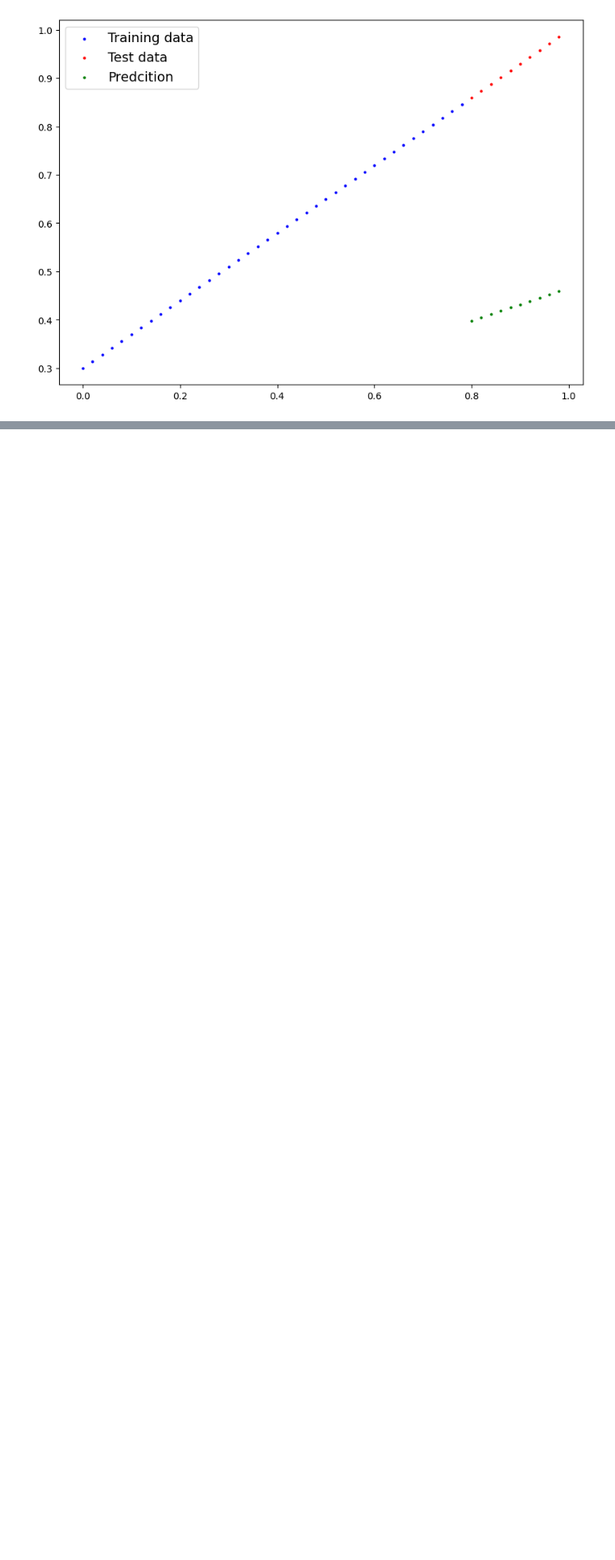
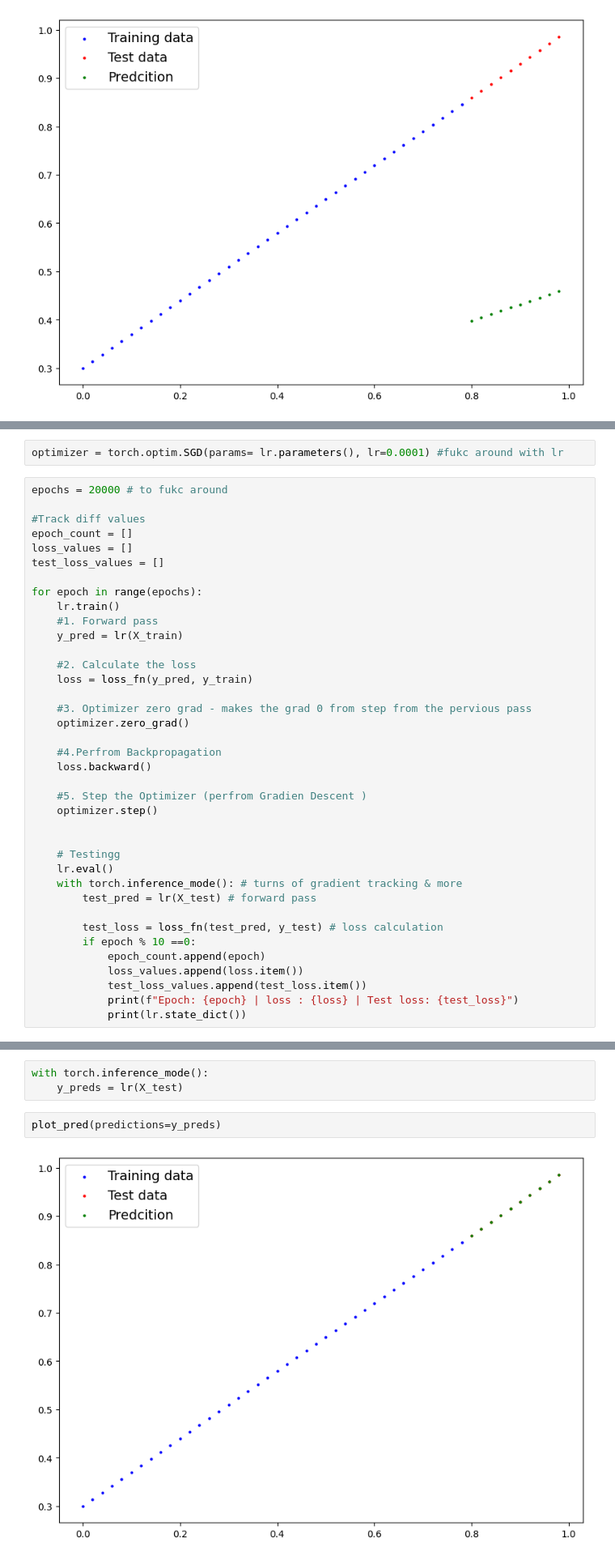
Before and after one commit to Krish743/pytorch-funsies, a Jupyter notebook: 01.ipynb, the cells around one changed output, grey strips where cells are left out. Shown at 81% size. Saved outputs shown, nothing was run; the diff lists cells and outputs as text; blank space fills up the shorter version.

```diff
--- a/01.ipynb
+++ b/01.ipynb
@@ -112,0 +125,40 @@ plot_pred(predictions=y_preds)
+# %%
+optimizer = torch.optim.SGD(params= lr.parameters(), lr=0.0001) #fukc around with lr
+# %%
+epochs = 20000 # to fukc around
+
+#Track diff values
+epoch_count = []
+loss_values = []
+test_loss_values = []
+
+for epoch in range(epochs):
+    lr.train()
+    #1. Forward pass
+    y_pred = lr(X_train)
+
+    #2. Calculate the loss
+    loss = loss_fn(y_pred, y_train)
+
+    #3. Optimizer zero grad - makes the grad 0 from step from the pervious pass
+    optimizer.zero_grad()
+
+    #4.Perfrom Backpropagation
+    loss.backward()
+
+    #5. Step the Optimizer (perfrom Gradien Descent )
+    optimizer.step()
+
+
+    # Testingg
+    lr.eval()
+    with torch.inference_mode(): # turns of gradient tracking & more
+        test_pred = lr(X_test) # forward pass
+
+        test_loss = loss_fn(test_pred, y_test) # loss calculation
+        if epoch % 10 ==0:
+            epoch_count.append(epoch)
+            loss_values.append(loss.item())
+            test_loss_values.append(test_loss.item())
+            print(f"Epoch: {epoch} | loss : {loss} | Test loss: {test_loss}")
+            print(lr.state_dict())
@@ -112,0 +190,7 @@ plot_pred(predictions=y_preds)
+# %%
+with torch.inference_mode():
+    y_preds = lr(X_test)
+# %%
+plot_pred(predictions=y_preds)
+# %% [output]
+[figure, added]
```
Also changed, not shown: parts of 7 cells of this notebook.
